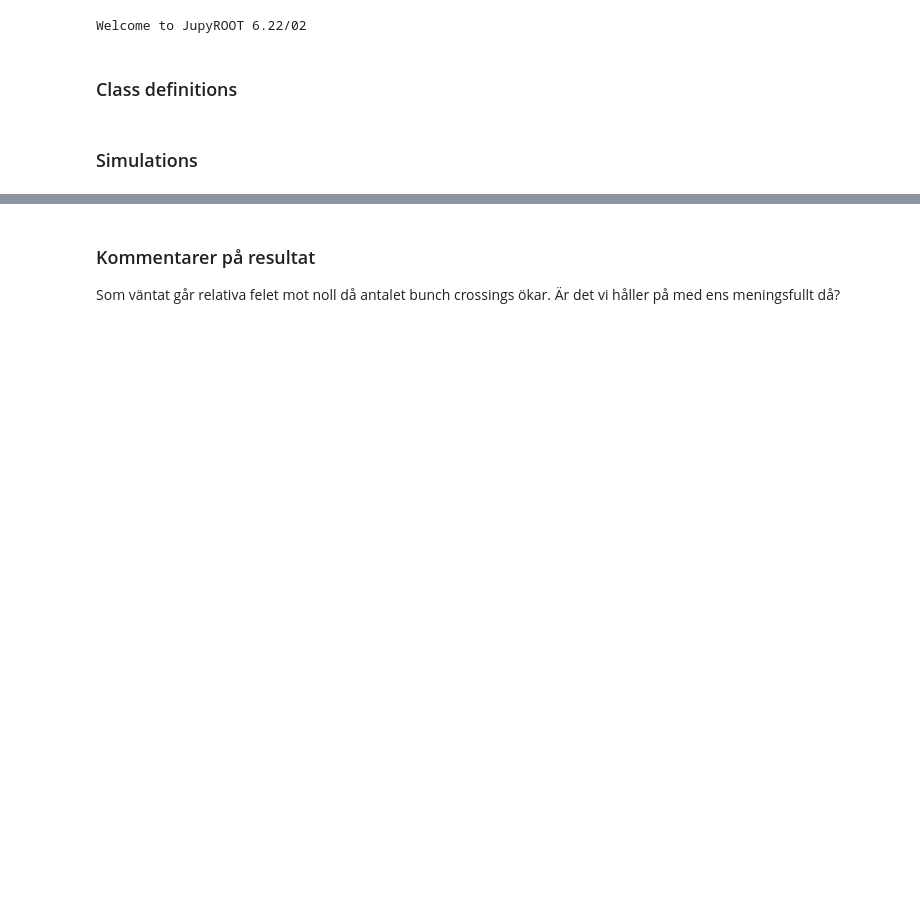
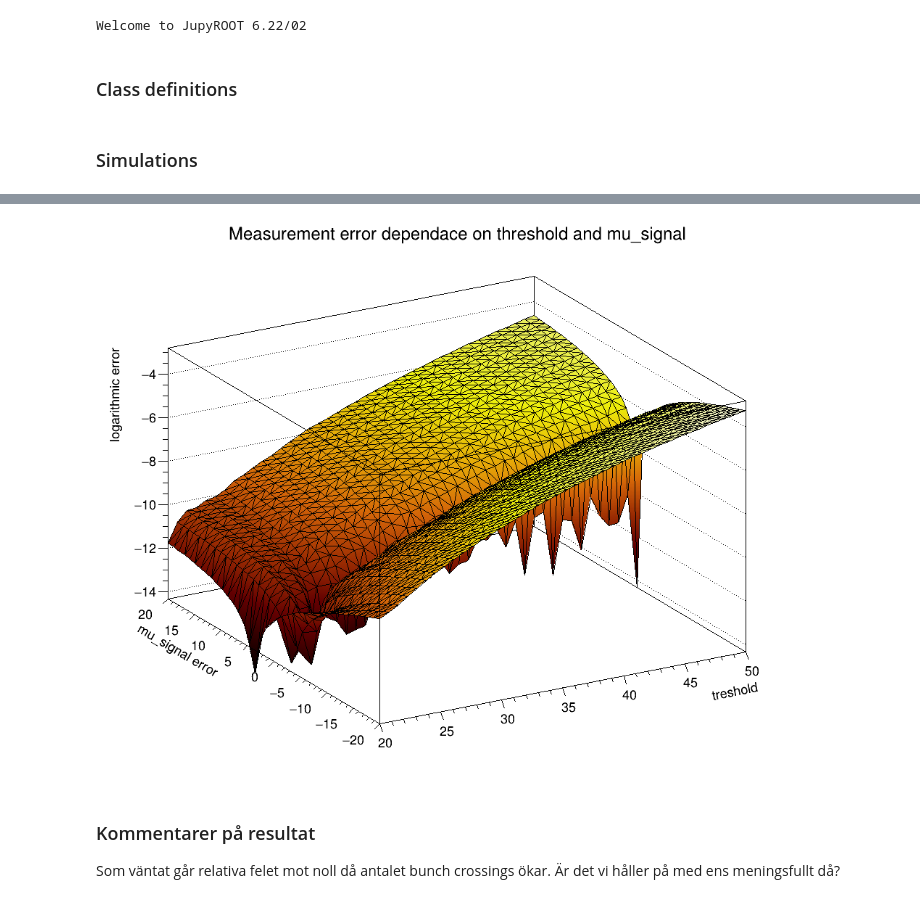
Before and after one commit to rupozzi/HGTDLumiToyStudies, a Jupyter notebook: Enkel simulering.ipynb, the cells around one changed output, grey strips where cells are left out. Drawn from its saved outputs; the diff is of its cells as text; code cells hidden in the pictures; blank space fills up the shorter version.

```diff
--- a/Enkel simulering.ipynb
+++ b/Enkel simulering.ipynb
@@ -84,3 +194,10 @@ print(t)
+# %%
+plot.Draw("TRI1")
+ROOT.gStyle.SetPalette(53)
+set_title(plot, "Measurement error dependace on threshold and mu_signal", "treshold", "mu_signal error", "logarithmic error")
+canvas.Draw()
+# %% [output]
+[figure, added]
 # %% [markdown]
 ### Kommentarer på resultat
 Som väntat går relativa felet mot noll då antalet bunch crossings ökar. Är det vi håller på med ens meningsfullt då?
```
Also changed, not shown: parts of 10 cells of this notebook, 1 other file.
